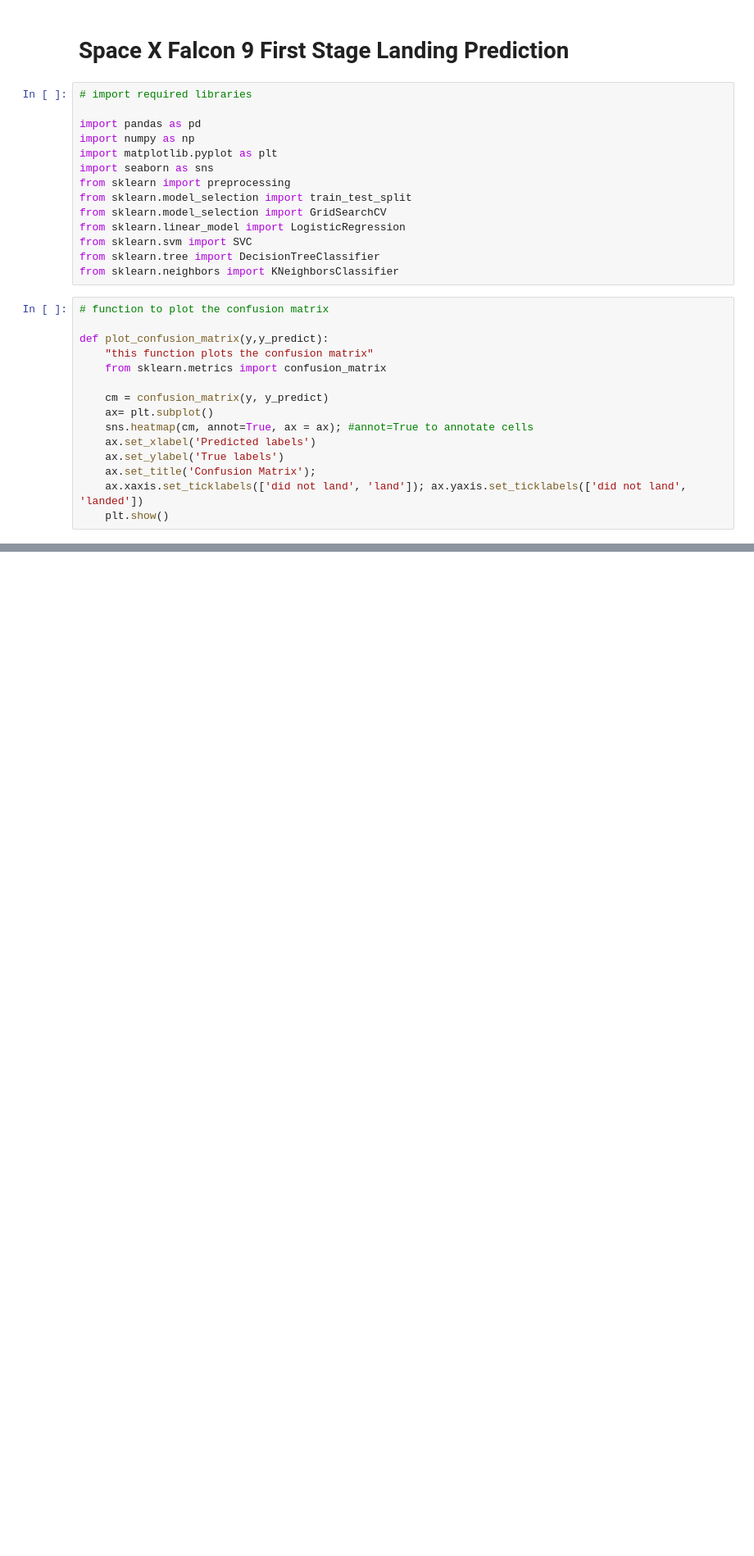
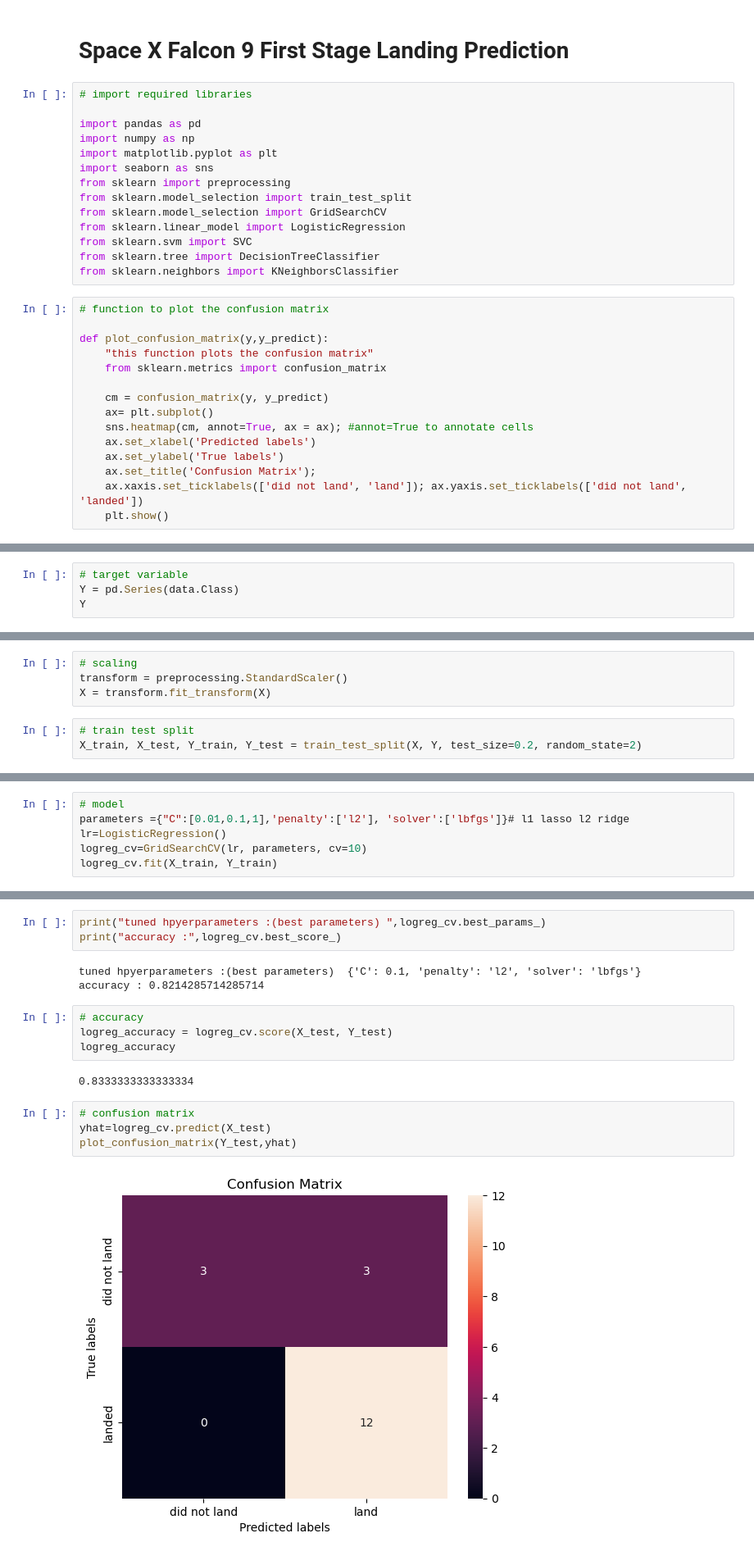
Before and after one commit to rahu1-ks/SpaceX-Falcon9-First-Stage-Landing-Prediction, a Jupyter notebook: 07_Spacex_machine_learning_prediction.ipynb, the cells around one changed output, grey strips where cells are left out. Shown at 82% size. Drawn from its saved outputs; the diff is of its cells as text; blank space fills up the shorter version.

```diff
--- a/07_Spacex_machine_learning_prediction.ipynb
+++ b/07_Spacex_machine_learning_prediction.ipynb
@@ -47,0 +65,4 @@ AttributeError: 'DataFrame' object has no attribute 'Class'
+# %%
+# target variable
+Y = pd.Series(data.Class)
+Y
@@ -47,0 +82,7 @@ AttributeError: 'DataFrame' object has no attribute 'Class'
+# %%
+# scaling
+transform = preprocessing.StandardScaler()
+X = transform.fit_transform(X)
+# %%
+# train test split
+X_train, X_test, Y_train, Y_test = train_test_split(X, Y, test_size=0.2, random_state=2)
@@ -47,0 +96,6 @@ AttributeError: 'DataFrame' object has no attribute 'Class'
+# %%
+# model
+parameters ={"C":[0.01,0.1,1],'penalty':['l2'], 'solver':['lbfgs']}# l1 lasso l2 ridge
+lr=LogisticRegression()
+logreg_cv=GridSearchCV(lr, parameters, cv=10)
+logreg_cv.fit(X_train, Y_train)
@@ -47,0 +106,18 @@ AttributeError: 'DataFrame' object has no attribute 'Class'
+# %%
+print("tuned hpyerparameters :(best parameters) ",logreg_cv.best_params_)
+print("accuracy :",logreg_cv.best_score_)
+# %% [output]
+tuned hpyerparameters :(best parameters)  {'C': 0.1, 'penalty': 'l2', 'solver': 'lbfgs'}
+accuracy : 0.8214285714285714
+# %%
+# accuracy
+logreg_accuracy = logreg_cv.score(X_test, Y_test)
+logreg_accuracy
+# %% [output]
+0.8333333333333334
+# %%
+# confusion matrix
+yhat=logreg_cv.predict(X_test)
+plot_confusion_matrix(Y_test,yhat)
+# %% [output]
+[figure, added]
```
Also changed, not shown: parts of 27 cells of this notebook.
